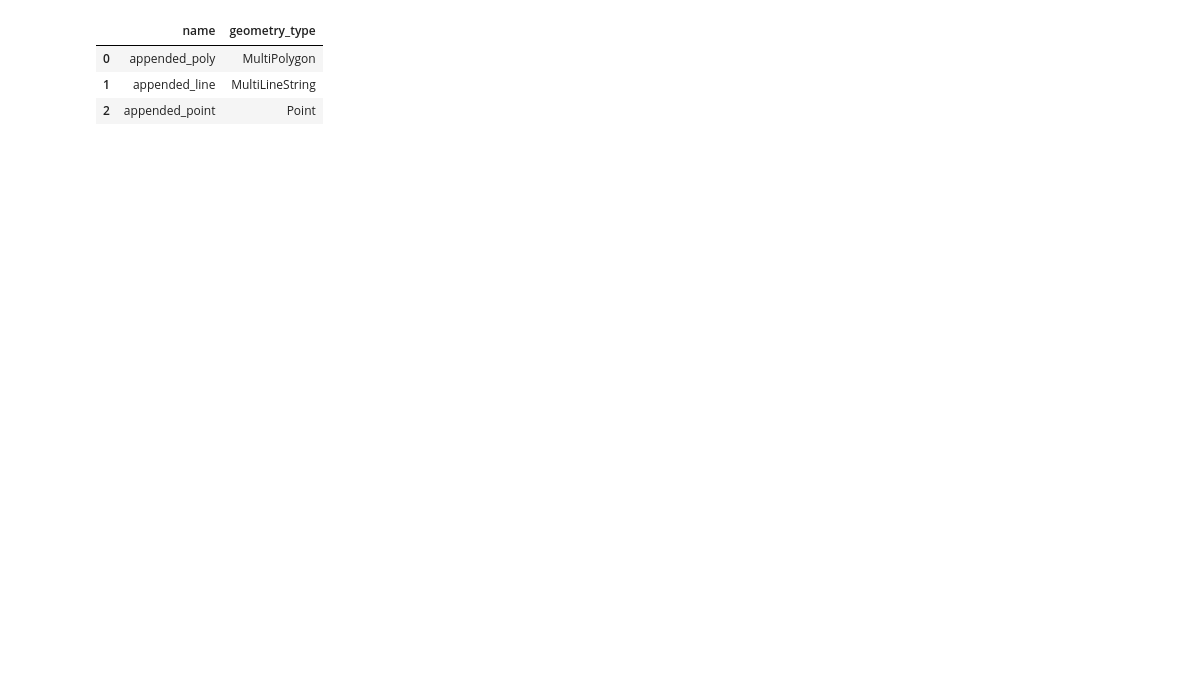
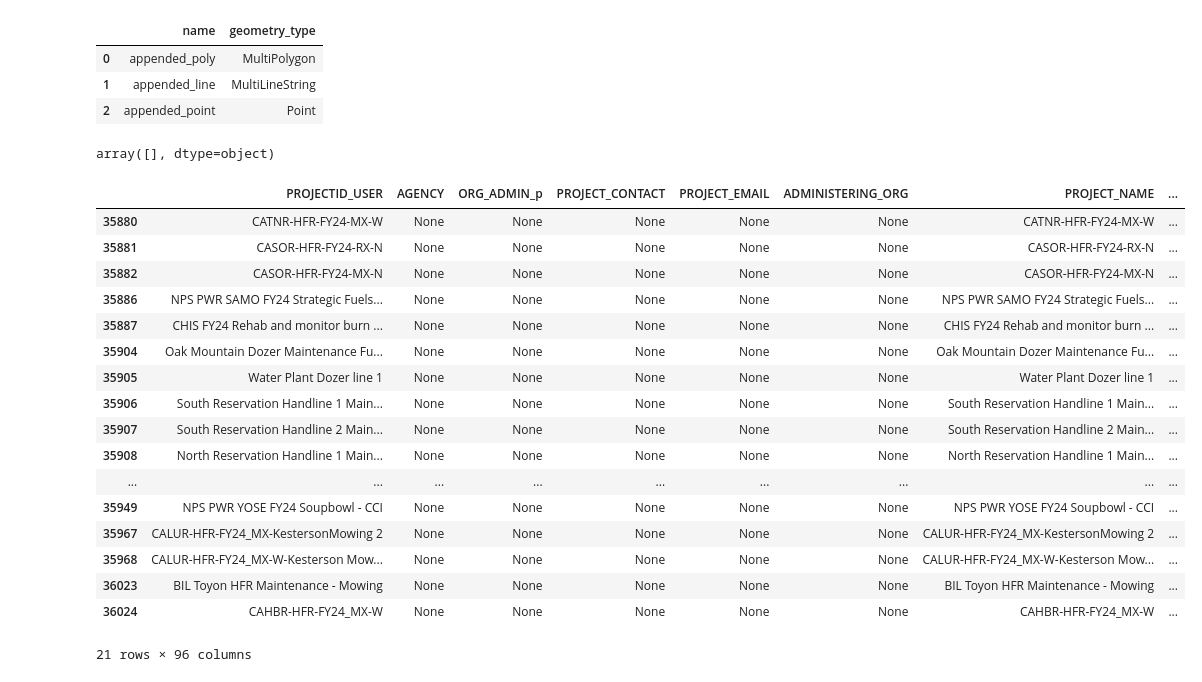
Before and after one commit to klinucsd/interagency-tracking-system, a Jupyter notebook: notebooks/Append.ipynb, the cells around one changed output. Drawn from its saved outputs; the diff is of its cells as text; code cells hidden in the pictures; blank space fills up the shorter version.

```diff
--- a/notebooks/Append.ipynb
+++ b/notebooks/Append.ipynb
@@ -254,4 +259,29 @@ gpd.list_layers(append_path)
 enriched_polygons = gpd.read_file(append_path, driver='OpenFileGDB', layer='appended_poly')
 enriched_points = gpd.read_file(append_path, driver='OpenFileGDB', layer='appended_point')
 enriched_lines = gpd.read_file(append_path, driver='OpenFileGDB', layer='appended_line')
+# %%
+enriched_points[(enriched_points.AGENCY =='<NA>')].PROJECTID_USER.apply(lambda x: x[:5]).unique()
+# %% [output]
+array([], dtype=object)
+# %%
+enriched_polygons[(enriched_polygons.COUNTS_TO_MAS=="YES") & (enriched_polygons.ADMINISTERING_ORG.isna())]
+# %% [output]
+|  | PROJECTID_USER | AGENCY | ORG_ADMIN_p | PROJECT_CONTACT | PROJECT_EMAIL | ADMINISTERING_ORG | PROJECT_NAME | ... |
+| 35880 | CATNR-HFR-FY24-MX-W | None | None | None | None | None | CATNR-HFR-FY24-MX-W | ... |
+| 35881 | CASOR-HFR-FY24-RX-N | None | None | None | None | None | CASOR-HFR-FY24-RX-N | ... |
+| 35882 | CASOR-HFR-FY24-MX-N | None | None | None | None | None | CASOR-HFR-FY24-MX-N | ... |
+| 35886 | NPS PWR SAMO FY24 Strategic Fuels... | None | None | None | None | None | NPS PWR SAMO FY24 Strategic Fuels... | ... |
+| 35887 | CHIS FY24 Rehab and monitor burn ... | None | None | None | None | None | CHIS FY24 Rehab and monitor burn ... | ... |
+| 35904 | Oak Mountain Dozer Maintenance Fu... | None | None | None | None | None | Oak Mountain Dozer Maintenance Fu... | ... |
+| 35905 | Water Plant Dozer line 1 | None | None | None | None | None | Water Plant Dozer line 1 | ... |
+| 35906 | South Reservation Handline 1 Main... | None | None | None | None | None | South Reservation Handline 1 Main... | ... |
+| 35907 | South Reservation Handline 2 Main... | None | None | None | None | None | South Reservation Handline 2 Main... | ... |
+| 35908 | North Reservation Handline 1 Main... | None | None | None | None | None | North Reservation Handline 1 Main... | ... |
+| ... | ... | ... | ... | ... | ... | ... | ... | ... |
+| 35949 | NPS PWR YOSE FY24 Soupbowl - CCI | None | None | None | None | None | NPS PWR YOSE FY24 Soupbowl - CCI | ... |
+| 35967 | CALUR-HFR-FY24_MX-KestersonMowing 2 | None | None | None | None | None | CALUR-HFR-FY24_MX-KestersonMowing 2 | ... |
+| 35968 | CALUR-HFR-FY24_MX-W-Kesterson Mow... | None | None | None | None | None | CALUR-HFR-FY24_MX-W-Kesterson Mow... | ... |
+| 36023 | BIL Toyon HFR Maintenance - Mowing | None | None | None | None | None | BIL Toyon HFR Maintenance - Mowing | ... |
+| 36024 | CAHBR-HFR-FY24_MX-W | None | None | None | None | None | CAHBR-HFR-FY24_MX-W | ... |
+21 rows × 96 columns
 # %%
```
Also changed, not shown: parts of 37 cells of this notebook, 15 other files.
